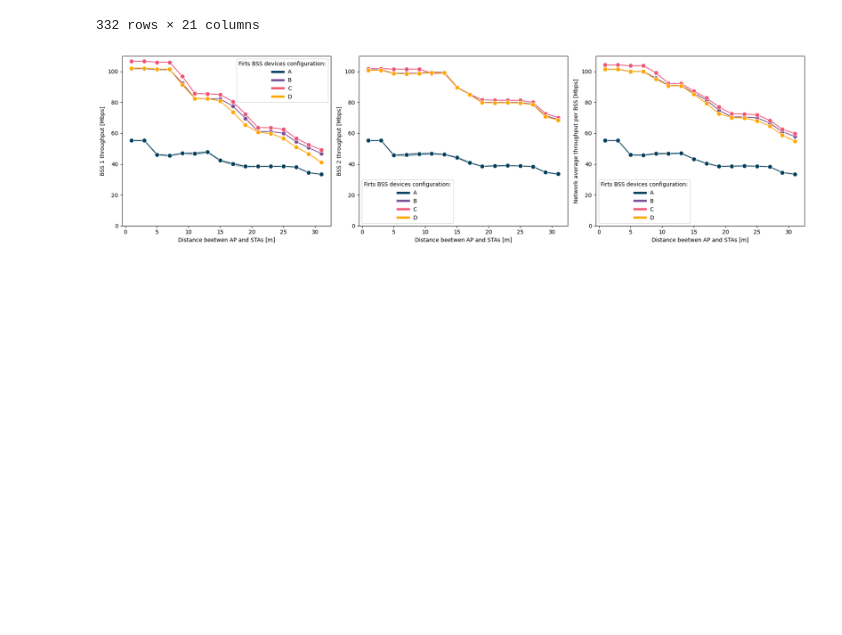
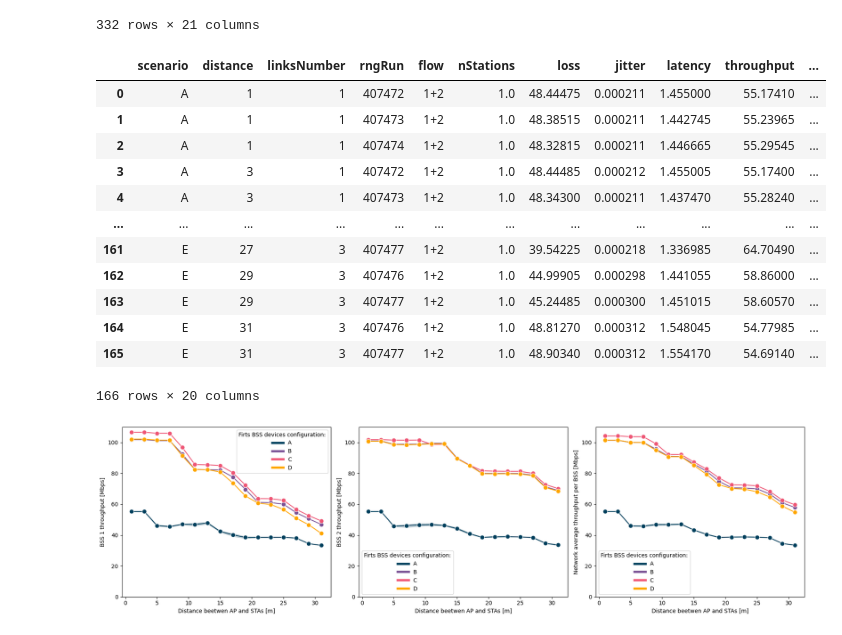
Before and after one commit to fmargul/magisterka, a Jupyter notebook: scenario 2/distance2F.ipynb, the cells around one changed output. Cells and saved outputs as stored; diff of their text form; code cells hidden in the pictures; blank space fills up the shorter version.

```diff
--- a/scenario 2/distance2F.ipynb
+++ b/scenario 2/distance2F.ipynb
@@ -48,6 +48,22 @@ df_sum = (
         .mean(numeric_only=True)
         .assign(flow='1+2')                       # sztuczna etykieta – tylko żeby było wiadomo
 )
+# %%
+df_sum
+# %% [output]
+|  | scenario | distance | linksNumber | rngRun | flow | nStations | loss | jitter | latency | throughput | ... |
+| 0 | A | 1 | 1 | 407472 | 1+2 | 1.0 | 48.44475 | 0.000211 | 1.455000 | 55.17410 | ... |
+| 1 | A | 1 | 1 | 407473 | 1+2 | 1.0 | 48.38515 | 0.000211 | 1.442745 | 55.23965 | ... |
+| 2 | A | 1 | 1 | 407474 | 1+2 | 1.0 | 48.32815 | 0.000211 | 1.446665 | 55.29545 | ... |
+| 3 | A | 3 | 1 | 407472 | 1+2 | 1.0 | 48.44485 | 0.000212 | 1.455005 | 55.17400 | ... |
+| 4 | A | 3 | 1 | 407473 | 1+2 | 1.0 | 48.34300 | 0.000211 | 1.437470 | 55.28240 | ... |
+| ... | ... | ... | ... | ... | ... | ... | ... | ... | ... | ... | ... |
+| 161 | E | 27 | 3 | 407477 | 1+2 | 1.0 | 39.54225 | 0.000218 | 1.336985 | 64.70490 | ... |
+| 162 | E | 29 | 3 | 407476 | 1+2 | 1.0 | 44.99905 | 0.000298 | 1.441055 | 58.86000 | ... |
+| 163 | E | 29 | 3 | 407477 | 1+2 | 1.0 | 45.24485 | 0.000300 | 1.451015 | 58.60570 | ... |
+| 164 | E | 31 | 3 | 407476 | 1+2 | 1.0 | 48.81270 | 0.000312 | 1.548045 | 54.77985 | ... |
+| 165 | E | 31 | 3 | 407477 | 1+2 | 1.0 | 48.90340 | 0.000312 | 1.554170 | 54.69140 | ... |
+166 rows × 20 columns
 # %%
 # ----------- Parametry wykresu -----------
 
```
Also changed, not shown: 16 other files.
